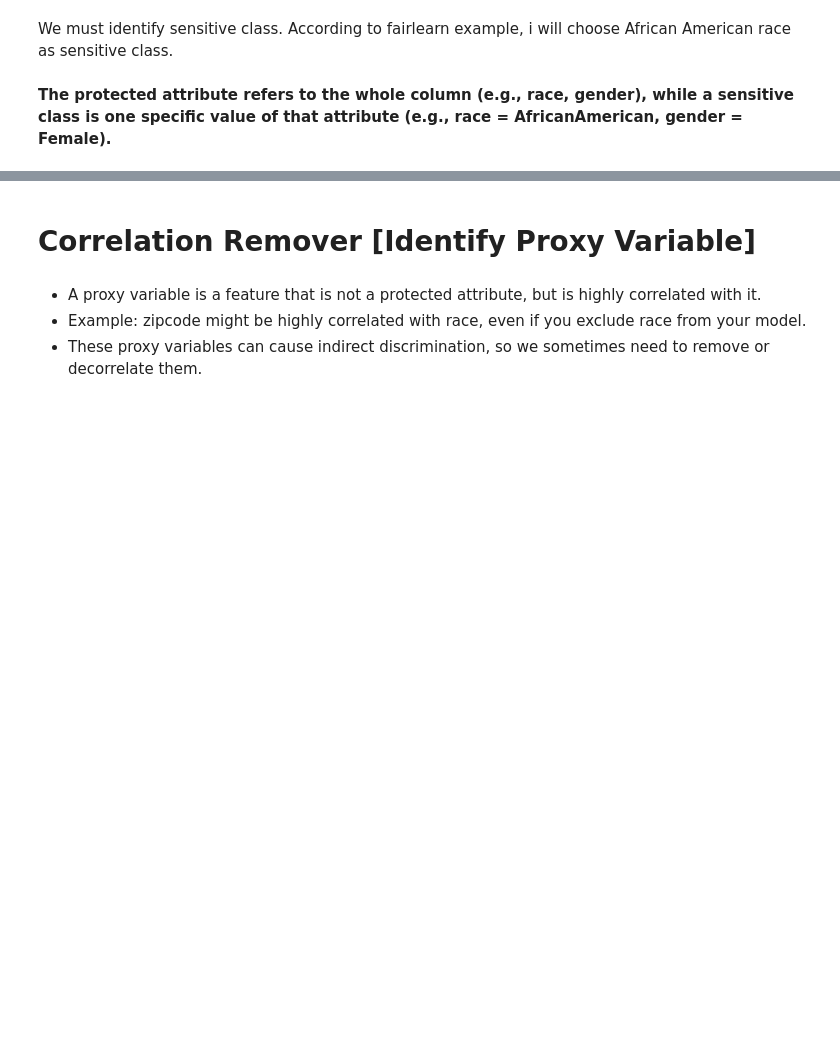
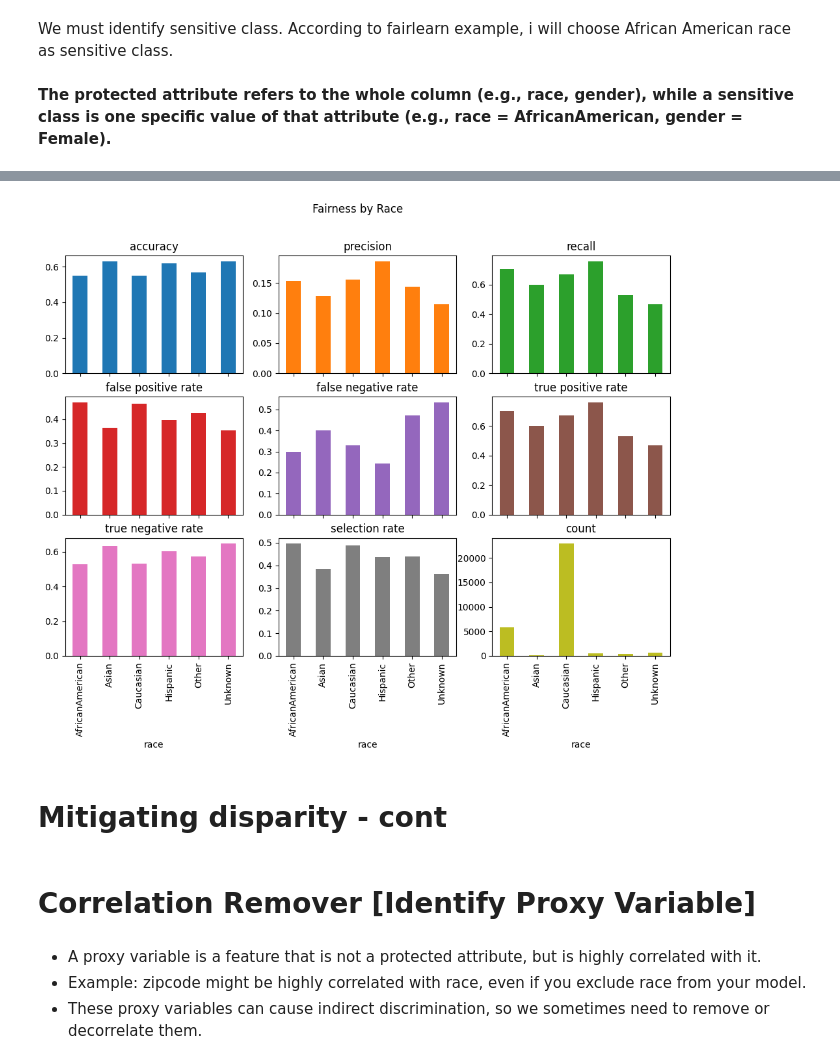
Before and after one commit to lidv94/bias-fairness, a Jupyter notebook: dev_fairlearn.ipynb, the cells around one changed output, grey strips where cells are left out. Cells and saved outputs as stored; diff of their text form; code cells hidden in the pictures; blank space fills up the shorter version.

Commit message:
add Evaluating fairness-related metrics

```diff
--- a/dev_fairlearn.ipynb
+++ b/dev_fairlearn.ipynb
@@ -372,0 +559,11 @@ According to fairlearn example, i will choose African American race as sensitive
+# %%
+fairness = evaluate_fairness_metrics(
+    X_ohe=X_ohe,
+    y=y,
+    X_protected=X_protected,  # e.g., df[['race', 'gender']]
+    model = model_lr,
+    metrics=None,
+    threshold = 0.1,
+    drop_protected=True,       # remove 'race_AfricanAmerican', etc. from X_ohe
+    return_frame=True
+)
@@ -372,0 +593,15 @@ According to fairlearn example, i will choose African American race as sensitive
+# %%
+def plot_metric_frame(metric_frame, title="Fairness Metrics by Group"):
+    metric_frame.by_group.plot.bar(
+        subplots=True,
+        layout=[3, 3],
+        legend=False,
+        figsize=[12, 8],
+        title=title,
+    )
+# %%
+plot_metric_frame(fairness["race"]["metric_frame"], title="Fairness by Race")
+# %% [output]
+[figure, added]
+# %% [markdown]
+# Mitigating disparity - cont
```
Also changed, not shown: parts of 16 cells of this notebook.
